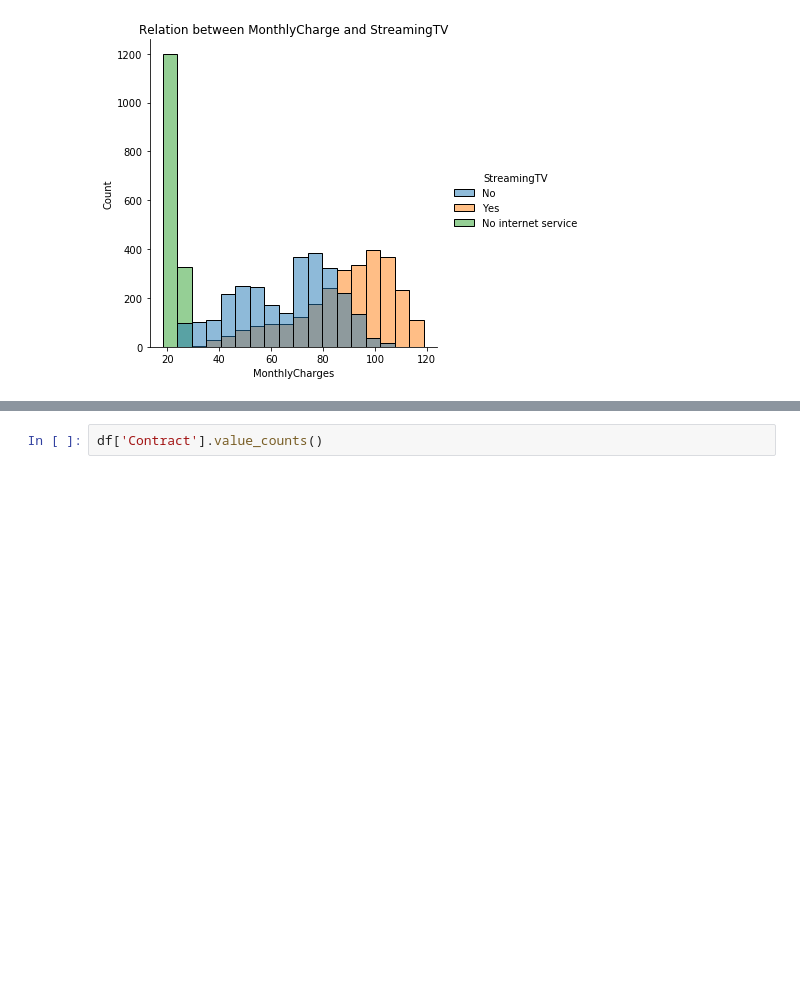
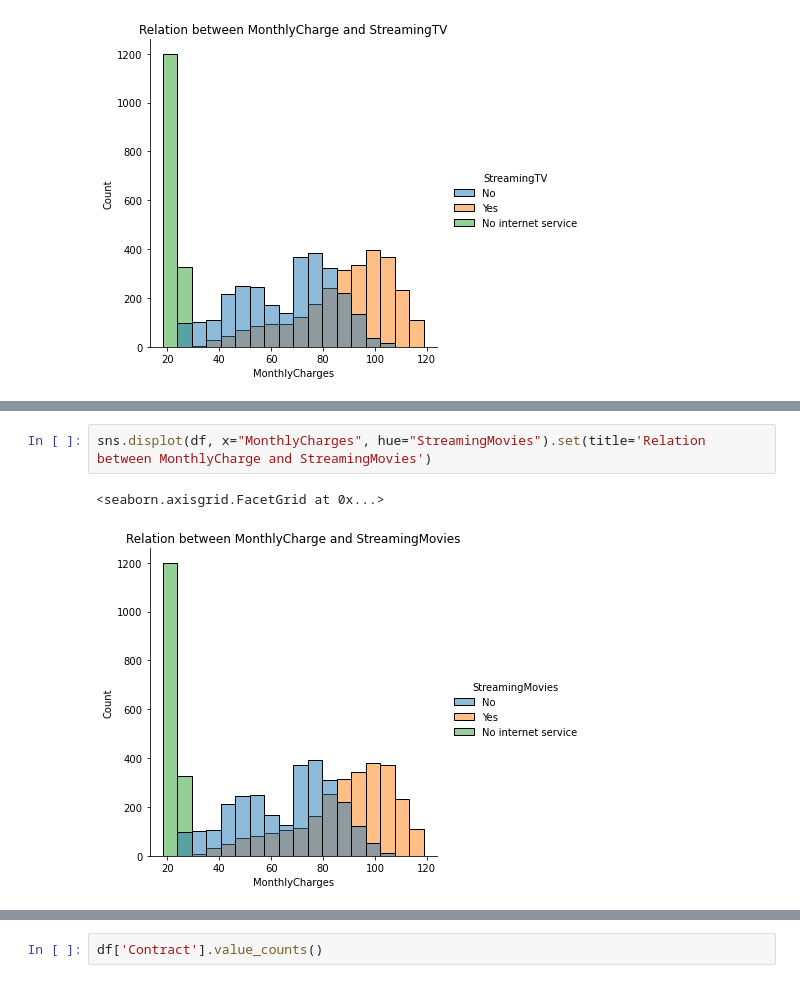
Before and after one commit to Nas-virat/Telco-Customer-Churn, a Jupyter notebook: Telco-Churn-Visualization.ipynb, the cells around one changed output, grey strips where cells are left out. Drawn from its saved outputs; the diff is of its cells as text; blank space fills up the shorter version.

```diff
--- a/Telco-Churn-Visualization.ipynb
+++ b/Telco-Churn-Visualization.ipynb
@@ -231,0 +302,5 @@ sns.displot(df, x="MonthlyCharges", hue="StreamingTV").set(title='Relation betwe
+# %%
+sns.displot(df, x="MonthlyCharges", hue="StreamingMovies").set(title='Relation between MonthlyCharge and StreamingMovies')
+# %% [output]
+<seaborn.axisgrid.FacetGrid at 0x...>
+[figure, added]
```
Also changed, not shown: parts of 57 cells of this notebook, 1 other file.
